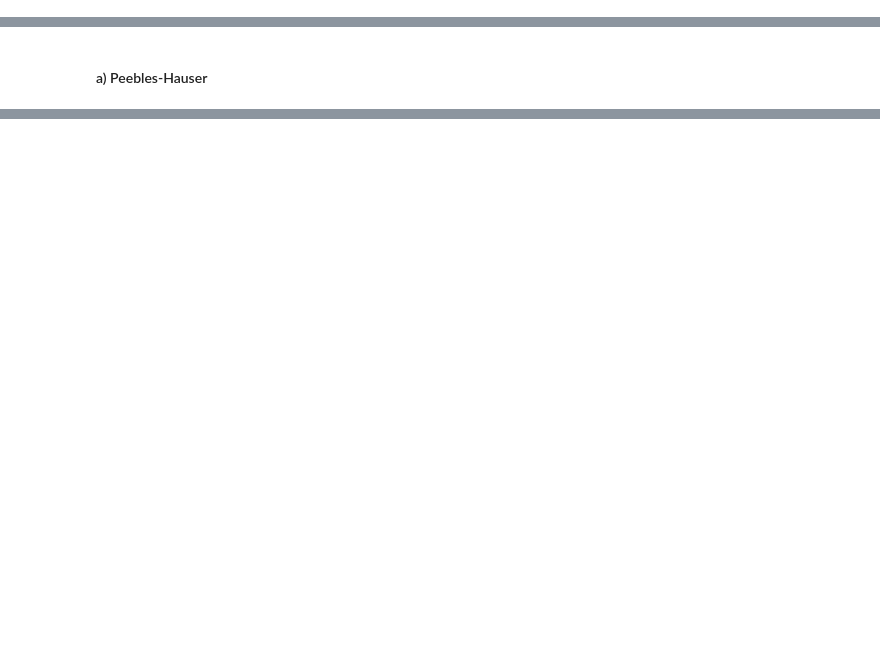
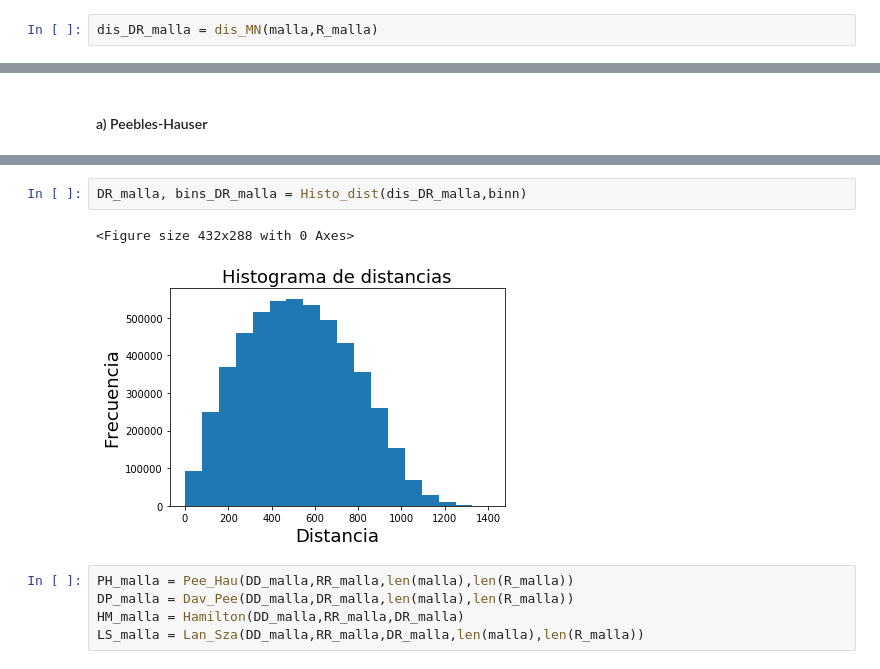
Before and after one commit to CosmoStats/cosmostats2018-Oscar2401, a Jupyter notebook: 2daParte/Ejercicio2/parte_3.ipynb, the cells around one changed output, grey strips where cells are left out. Saved outputs shown, nothing was run; the diff lists cells and outputs as text; blank space fills up the shorter version.

```diff
--- a/2daParte/Ejercicio2/parte_3.ipynb
+++ b/2daParte/Ejercicio2/parte_3.ipynb
@@ -188,0 +198,2 @@ dis_R_4 = dis_NN(Rt_4) #arreglo de distancias de datos
+# %%
+dis_DR_malla = dis_MN(malla,R_malla)
@@ -208,0 +219,10 @@ plt.plot(bins_R_1[:-1],PH_1)
+# %%
+DR_malla, bins_DR_malla = Histo_dist(dis_DR_malla,binn)
+# %% [output]
+<Figure size 432x288 with 0 Axes>
+[figure, added]
+# %%
+PH_malla = Pee_Hau(DD_malla,RR_malla,len(malla),len(R_malla))
+DP_malla = Dav_Pee(DD_malla,DR_malla,len(malla),len(R_malla))
+HM_malla = Hamilton(DD_malla,RR_malla,DR_malla)
+LS_malla = Lan_Sza(DD_malla,RR_malla,DR_malla,len(malla),len(R_malla))
```
Also changed, not shown: parts of 54 cells of this notebook, 8 other files.
